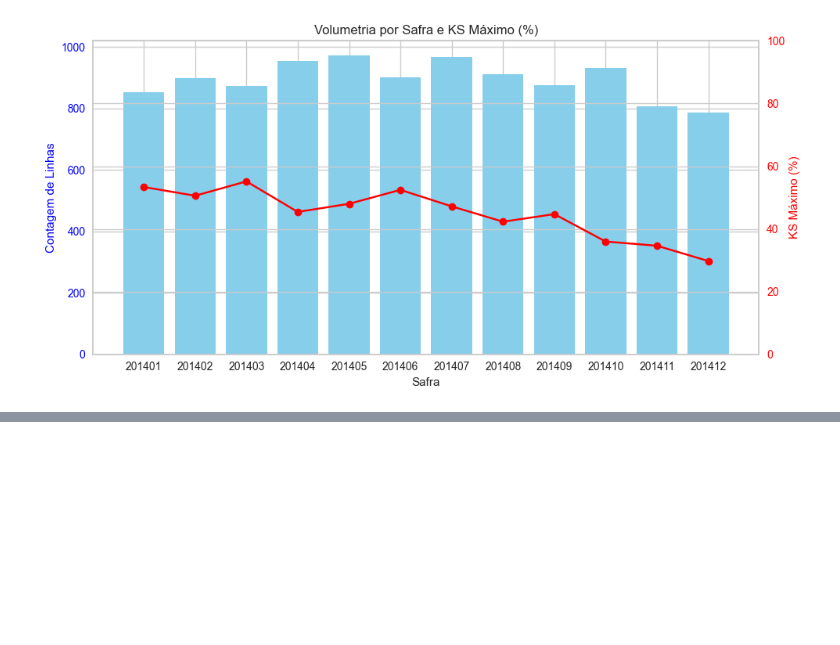
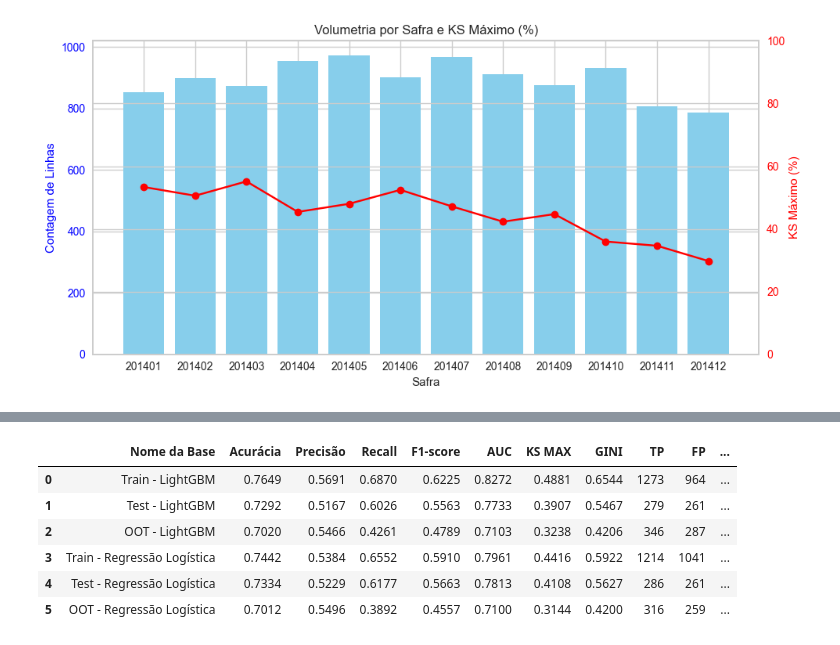
Before and after one commit to RodrigoFCMoreira/credit_scoring_ML_solver, a Jupyter notebook: 4 - Avaliar Técnica de modelagem.ipynb, the cells around one changed output, grey strips where cells are left out. Cells and saved outputs as stored; diff of their text form; code cells hidden in the pictures; blank space fills up the shorter version.

```diff
--- a/4 - Avaliar Técnica de modelagem.ipynb
+++ b/4 - Avaliar Técnica de modelagem.ipynb
@@ -239,0 +354,18 @@ plotar_ks_safra(tabela_ks)
+# %%
+bases_nomeadas = {
+    "Train - LightGBM": train_lightgbm_escorado,
+    "Test - LightGBM": test_lightgbm_escorado,
+    "OOT - LightGBM": test_oot_lightgbm,
+    "Train - Regressão Logística": train_regressao_escorado,
+    "Test - Regressão Logística": test_regressao_escorado,
+    "OOT - Regressão Logística": test_oot_regressao
+}
+calcular_metricas_multiplas(bases_nomeadas, limiar = 0.3)
+# %% [output]
+|  | Nome da Base | Acurácia | Precisão | Recall | F1-score | AUC | KS MAX | GINI | TP | FP | ... |
+| 0 | Train - LightGBM | 0.7649 | 0.5691 | 0.6870 | 0.6225 | 0.8272 | 0.4881 | 0.6544 | 1273 | 964 | ... |
+| 1 | Test - LightGBM | 0.7292 | 0.5167 | 0.6026 | 0.5563 | 0.7733 | 0.3907 | 0.5467 | 279 | 261 | ... |
+| 2 | OOT - LightGBM | 0.7020 | 0.5466 | 0.4261 | 0.4789 | 0.7103 | 0.3238 | 0.4206 | 346 | 287 | ... |
+| 3 | Train - Regressão Logística | 0.7442 | 0.5384 | 0.6552 | 0.5910 | 0.7961 | 0.4416 | 0.5922 | 1214 | 1041 | ... |
+| 4 | Test - Regressão Logística | 0.7334 | 0.5229 | 0.6177 | 0.5663 | 0.7813 | 0.4108 | 0.5627 | 286 | 261 | ... |
+| 5 | OOT - Regressão Logística | 0.7012 | 0.5496 | 0.3892 | 0.4557 | 0.7100 | 0.3144 | 0.4200 | 316 | 259 | ... |
```
Also changed, not shown: parts of 22 cells of this notebook.
